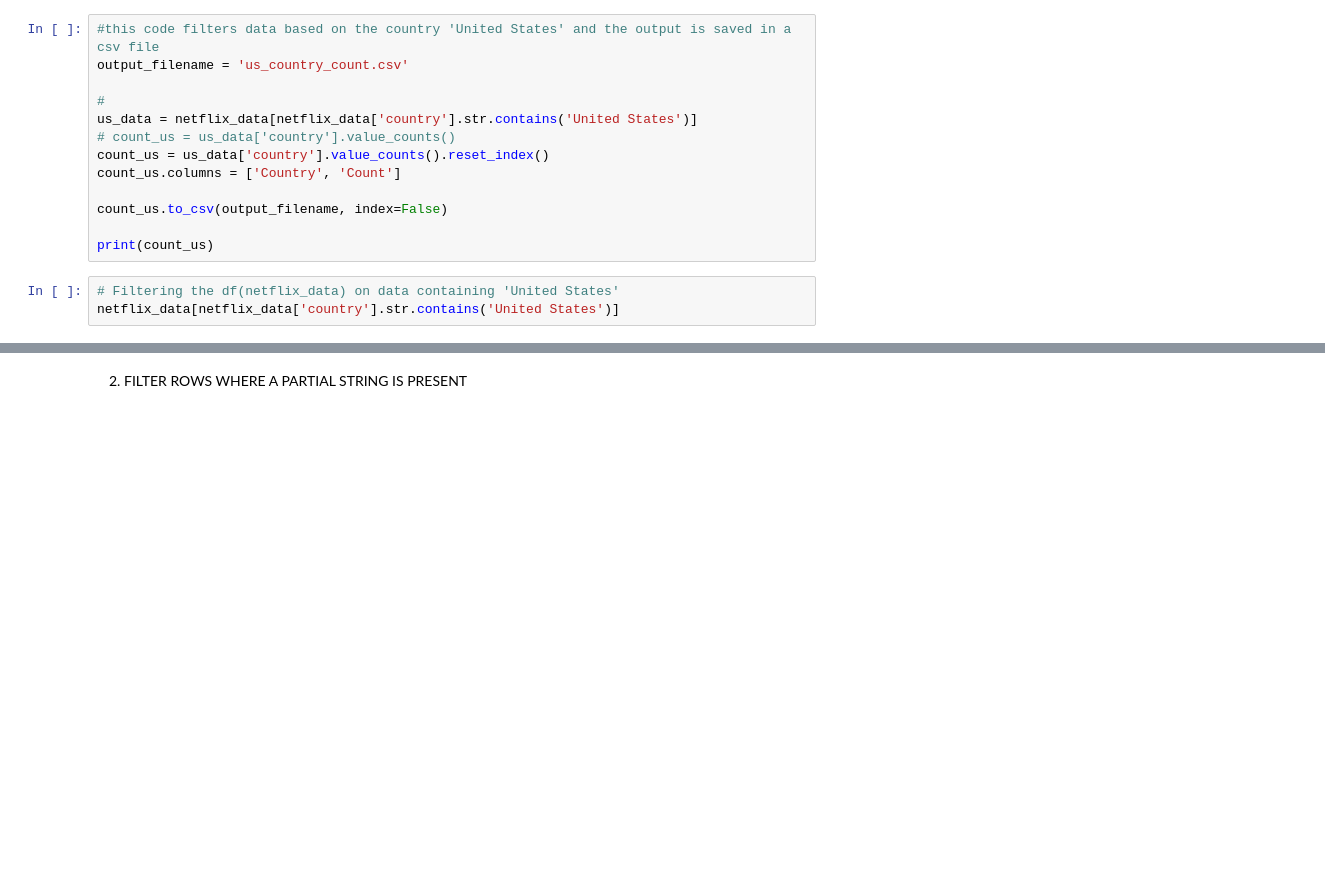
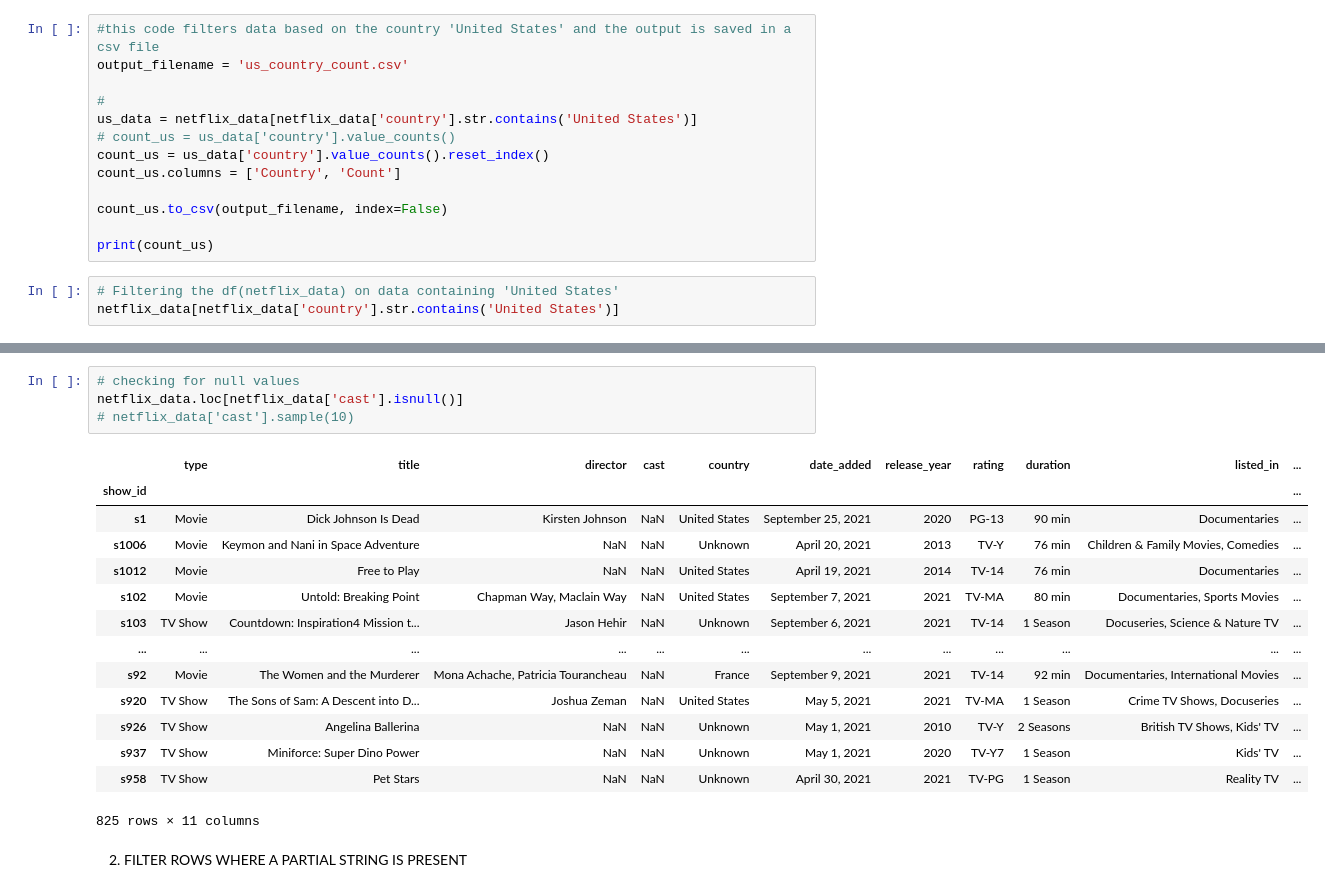
Before and after one commit to lewah/mangosplit, a Jupyter notebook: Netflix_project/netflix_movie_data.ipynb, the cells around one changed output, grey strips where cells are left out. Saved outputs shown, nothing was run; the diff lists cells and outputs as text; blank space fills up the shorter version.

Commit message:
cleaning up Cast

```diff
--- a/Netflix_project/netflix_movie_data.ipynb
+++ b/Netflix_project/netflix_movie_data.ipynb
@@ -298,3 +316,22 @@ netflix_data[netflix_data['country'].str.contains('United States')]
+# %%
+# checking for null values
+netflix_data.loc[netflix_data['cast'].isnull()]
+# netflix_data['cast'].sample(10)
+# %% [output]
+|  | type | title | director | cast | country | date_added | release_year | rating | duration | listed_in | ... |
+| show_id |  |  |  |  |  |  |  |  |  |  | ... |
+| s1 | Movie | Dick Johnson Is Dead | Kirsten Johnson | NaN | United States | September 25, 2021 | 2020 | PG-13 | 90 min | Documentaries | ... |
+| s1006 | Movie | Keymon and Nani in Space Adventure | NaN | NaN | Unknown | April 20, 2021 | 2013 | TV-Y | 76 min | Children & Family Movies, Comedies | ... |
+| s1012 | Movie | Free to Play | NaN | NaN | United States | April 19, 2021 | 2014 | TV-14 | 76 min | Documentaries | ... |
+| s102 | Movie | Untold: Breaking Point | Chapman Way, Maclain Way | NaN | United States | September 7, 2021 | 2021 | TV-MA | 80 min | Documentaries, Sports Movies | ... |
+| s103 | TV Show | Countdown: Inspiration4 Mission t... | Jason Hehir | NaN | Unknown | September 6, 2021 | 2021 | TV-14 | 1 Season | Docuseries, Science & Nature TV | ... |
+| ... | ... | ... | ... | ... | ... | ... | ... | ... | ... | ... | ... |
+| s92 | Movie | The Women and the Murderer | Mona Achache, Patricia Tourancheau | NaN | France | September 9, 2021 | 2021 | TV-14 | 92 min | Documentaries, International Movies | ... |
+| s920 | TV Show | The Sons of Sam: A Descent into D... | Joshua Zeman | NaN | United States | May 5, 2021 | 2021 | TV-MA | 1 Season | Crime TV Shows, Docuseries | ... |
+| s926 | TV Show | Angelina Ballerina | NaN | NaN | Unknown | May 1, 2021 | 2010 | TV-Y | 2 Seasons | British TV Shows, Kids' TV | ... |
+| s937 | TV Show | Miniforce: Super Dino Power | NaN | NaN | Unknown | May 1, 2021 | 2020 | TV-Y7 | 1 Season | Kids' TV | ... |
+| s958 | TV Show | Pet Stars | NaN | NaN | Unknown | April 30, 2021 | 2021 | TV-PG | 1 Season | Reality TV | ... |
+825 rows × 11 columns
 # %% [markdown]
 2. FILTER ROWS WHERE A PARTIAL STRING IS PRESENT
 # %%
```
Also changed, not shown: parts of 3 cells of this notebook.
